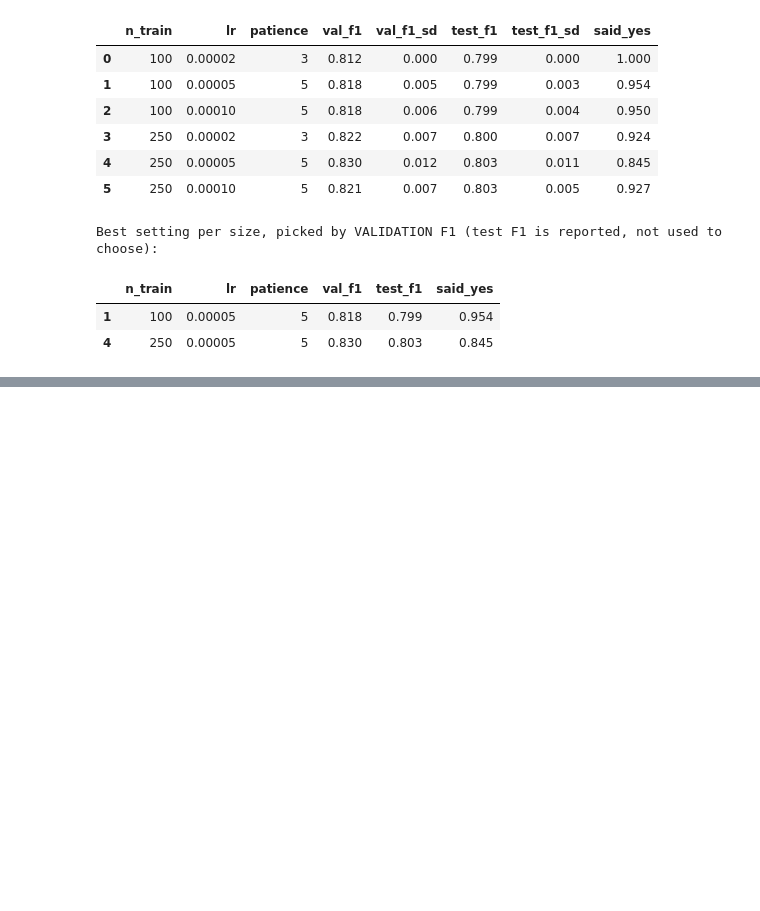
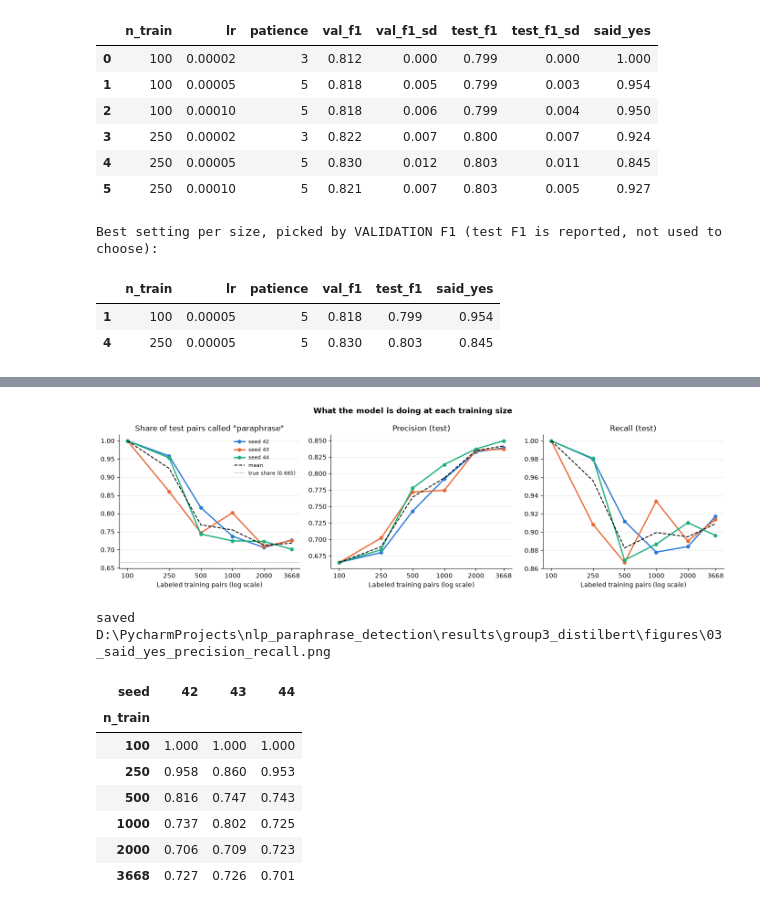
Before and after one commit to freemanchamjames/nlp_paraphrase_detection, a Jupyter notebook: notebooks/04_group3_distilbert.ipynb, the cells around one changed output, grey strips where cells are left out. Drawn from its saved outputs; the diff is of its cells as text; code cells hidden in the pictures; blank space fills up the shorter version.

```diff
--- a/notebooks/04_group3_distilbert.ipynb
+++ b/notebooks/04_group3_distilbert.ipynb
@@ -540,0 +637,34 @@ Never paste the token into the notebook itself.
+# %%
+# ━━━ CELL 15: SAID-YES SHARE, PRECISION AND RECALL ━━━
+rows = []
+for s in CHART_SEEDS:
+    for n in SIZES:
+        p = preds("test", n, s)
+        rows.append({"seed": s, "n_train": n, "said_yes": p.pred.mean(),
+                     "precision": precision_score(p.label, p.pred, zero_division=0),
+                     "recall": recall_score(p.label, p.pred)})
+behave = pd.DataFrame(rows)
+behave.to_csv(FIG_DIR / "said_yes_precision_recall.csv", index=False)
+
+fig, axes = plt.subplots(1, 3, figsize=(14, 4.2))
+for ax, col, title in zip(axes, ["said_yes", "precision", "recall"],
+                          ['Share of test pairs called "paraphrase"', "Precision (test)", "Recall (test)"]):
+    seed_lines(ax, behave, col, label_end=False)
+    if col == "said_yes":
+        ax.axhline(1147 / 1725, color="#888888", ls=":", lw=1.2, label="true share (0.665)")
+    size_axis(ax); tidy(ax); ax.set_title(title)
+axes[0].legend(frameon=False, fontsize=8, loc="upper right")
+fig.suptitle("What the model is doing at each training size", fontweight="bold")
+save(fig, "03_said_yes_precision_recall.png")
+display(behave.pivot(index="n_train", columns="seed", values="said_yes").round(3))
+# %% [output]
+[figure, added]
+saved D:\PycharmProjects\nlp_paraphrase_detection\results\group3_distilbert\figures\03_said_yes_precision_recall.png
+| seed | 42 | 43 | 44 |
+| n_train |  |  |  |
+| 100 | 1.000 | 1.000 | 1.000 |
+| 250 | 0.958 | 0.860 | 0.953 |
+| 500 | 0.816 | 0.747 | 0.743 |
+| 1000 | 0.737 | 0.802 | 0.725 |
+| 2000 | 0.706 | 0.709 | 0.723 |
+| 3668 | 0.727 | 0.726 | 0.701 |
```
Also changed, not shown: parts of 34 cells of this notebook, 15 other files.
